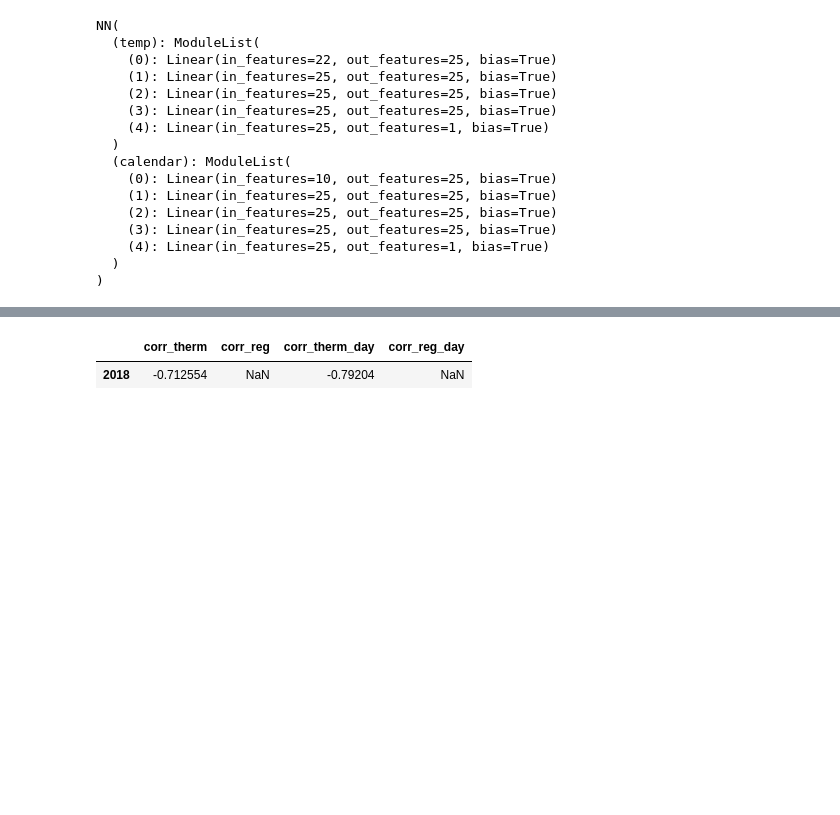
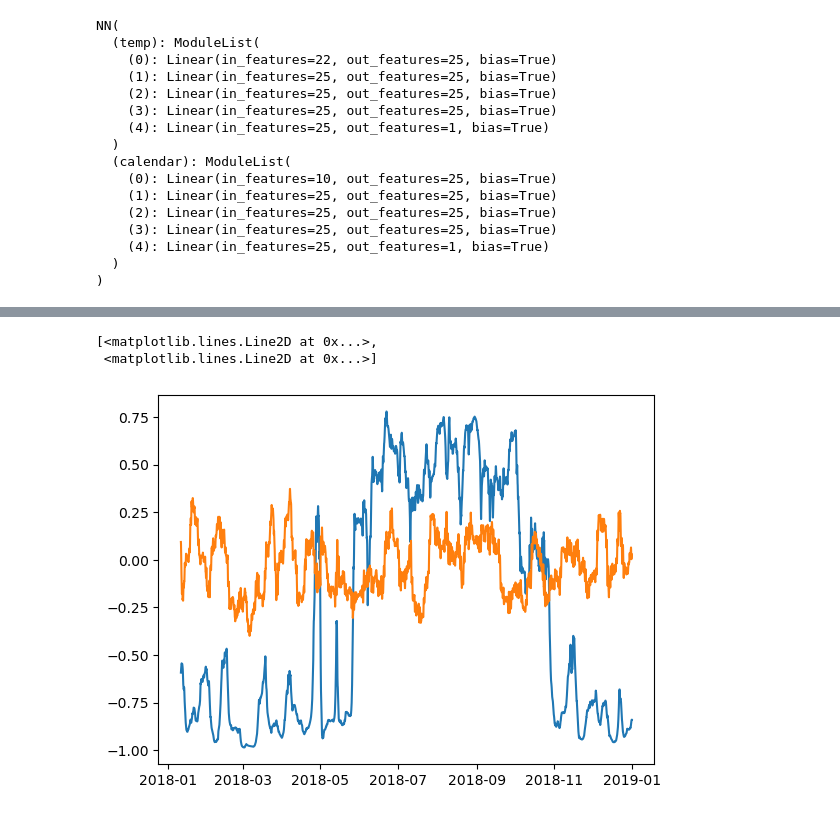
Before and after one commit to sofiane-sch/EnergyDisaggregation, a Jupyter notebook: EDA_test_base_NN.ipynb, the cells around one changed output, grey strips where cells are left out. Saved outputs shown, nothing was run; the diff lists cells and outputs as text; code cells hidden in the pictures; blank space fills up the shorter version.

```diff
--- a/EDA_test_base_NN.ipynb
+++ b/EDA_test_base_NN.ipynb
@@ -58,4 +54,4 @@ NN(
   )
 )
 # %%
-nn_model.fit(df_train)
+#nn_model.fit(df_train)
@@ -115,7 +89,10 @@ plt.show()
 from EnergyDisaggregation.energydisaggregation.evaluation.check_independence import eval_corr
 from EnergyDisaggregation.energydisaggregation.evaluation.check_temperature import eval_temp_var
 # %%
-eval_corr(df_train, df_test,2018, conso_pred=a.values, conso_reg=b.values, conso_therm=c.values)
+courbe_corr = eval_corr(nn_model,df_train, df_test,2018, conso_pred=a.values, conso_reg=c.values, conso_therm=b.values)
-# %% [output]
-|  | corr_therm | corr_reg | corr_therm_day | corr_reg_day |
-| 2018 | -0.712554 | NaN | -0.79204 | NaN |
+# %%
+plt.plot(courbe_corr)
+# %% [output]
+[<matplotlib.lines.Line2D at 0x...>,
+ <matplotlib.lines.Line2D at 0x...>]
+[figure, added]
```
Also changed, not shown: parts of 7 cells of this notebook, 1 other file.
